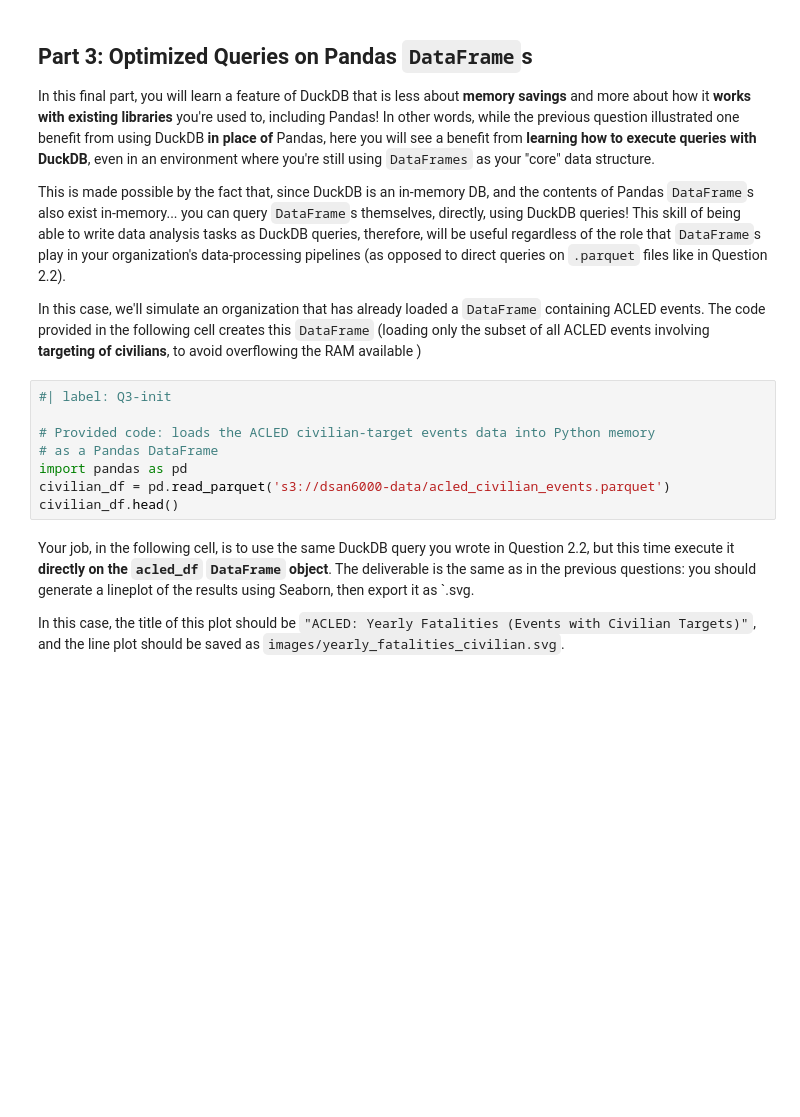
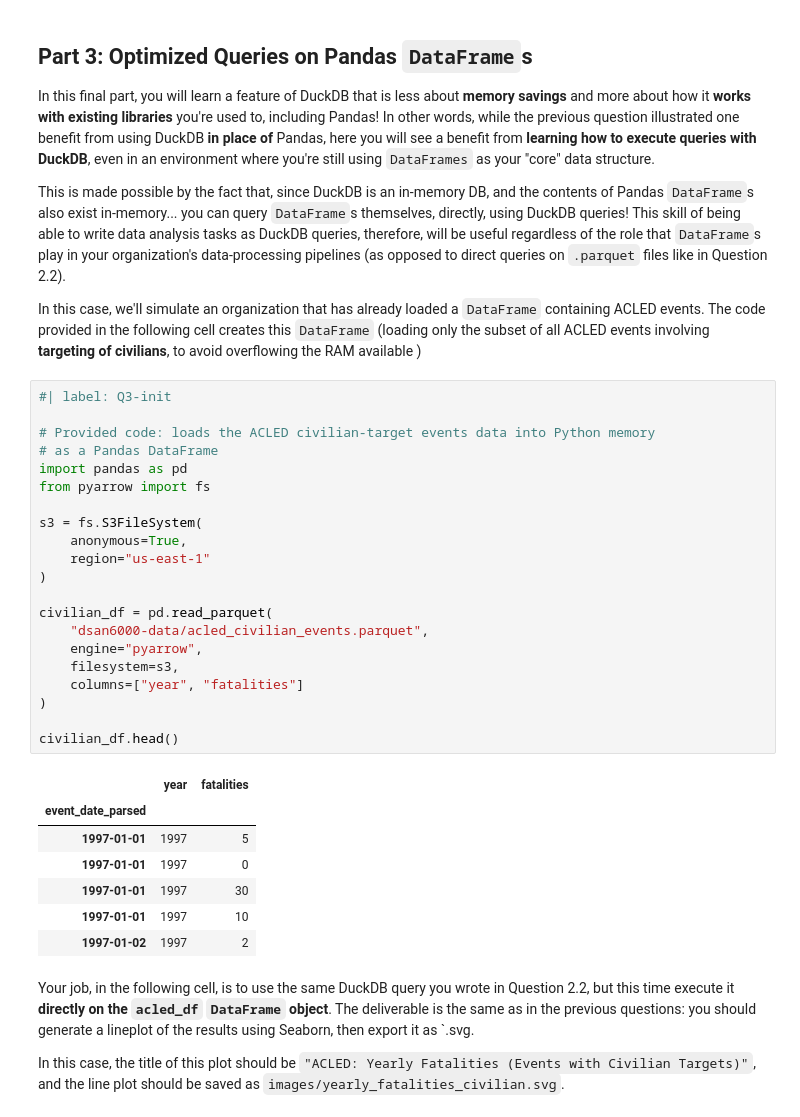
Before and after one commit to rgeorge-gt/dsan6000-hw04, a Jupyter notebook: DSAN6000_HW4.ipynb, the cells around one changed output. Saved outputs shown, nothing was run; the diff lists cells and outputs as text; blank space fills up the shorter version.

```diff
--- a/DSAN6000_HW4.ipynb
+++ b/DSAN6000_HW4.ipynb
@@ -170,11 +230,32 @@ In this case, we'll simulate an organization that has already loaded a `DataFram
 # %%
 #| label: Q3-init
 
 # Provided code: loads the ACLED civilian-target events data into Python memory
 # as a Pandas DataFrame
 import pandas as pd
-civilian_df = pd.read_parquet('s3://dsan6000-data/acled_civilian_events.parquet')
+from pyarrow import fs
+
+s3 = fs.S3FileSystem(
+    anonymous=True,
+    region="us-east-1"
+)
+
+civilian_df = pd.read_parquet(
+    "dsan6000-data/acled_civilian_events.parquet",
+    engine="pyarrow",
+    filesystem=s3,
+    columns=["year", "fatalities"]
+)
+
 civilian_df.head()
+# %% [output]
+|  | year | fatalities |
+| event_date_parsed |  |  |
+| 1997-01-01 | 1997 | 5 |
+| 1997-01-01 | 1997 | 0 |
+| 1997-01-01 | 1997 | 30 |
+| 1997-01-01 | 1997 | 10 |
+| 1997-01-02 | 1997 | 2 |
 # %% [markdown]
 Your job, in the following cell, is to use the same DuckDB query you wrote in Question 2.2, but this time execute it **directly on the `acled_df` `DataFrame` object**. The deliverable is the same as in the previous questions: you should generate a lineplot of the results using Seaborn, then export it as `.svg.
 
```
Also changed, not shown: parts of 5 cells of this notebook, 12 other files.
